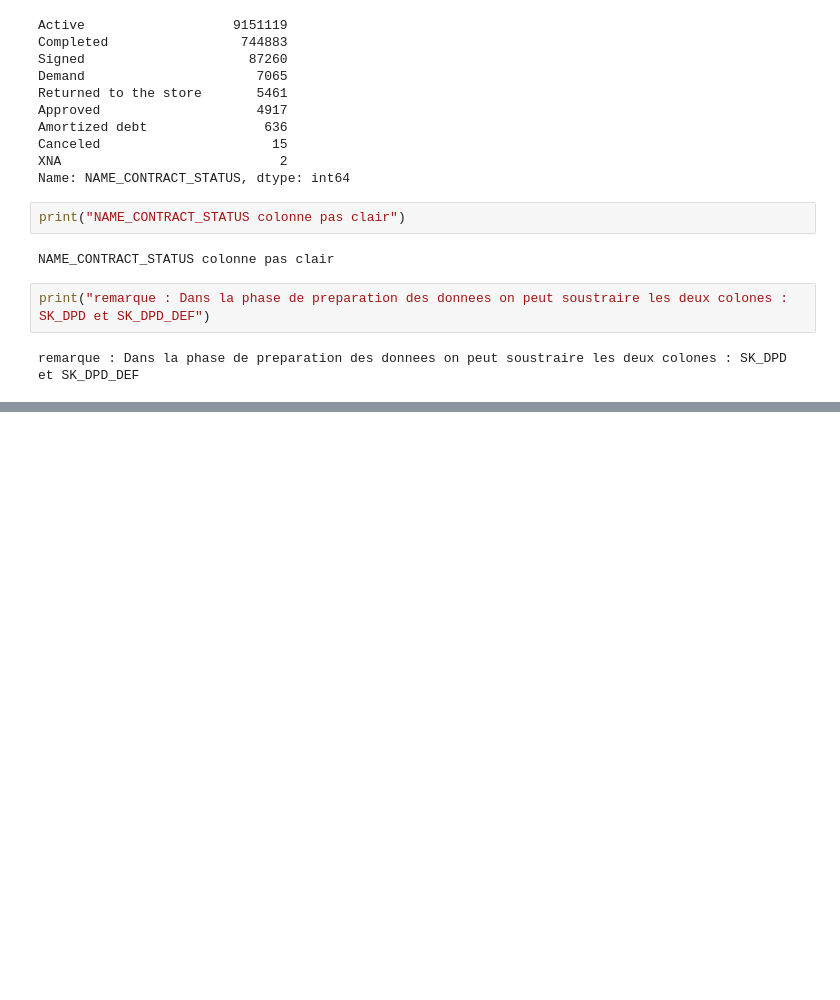
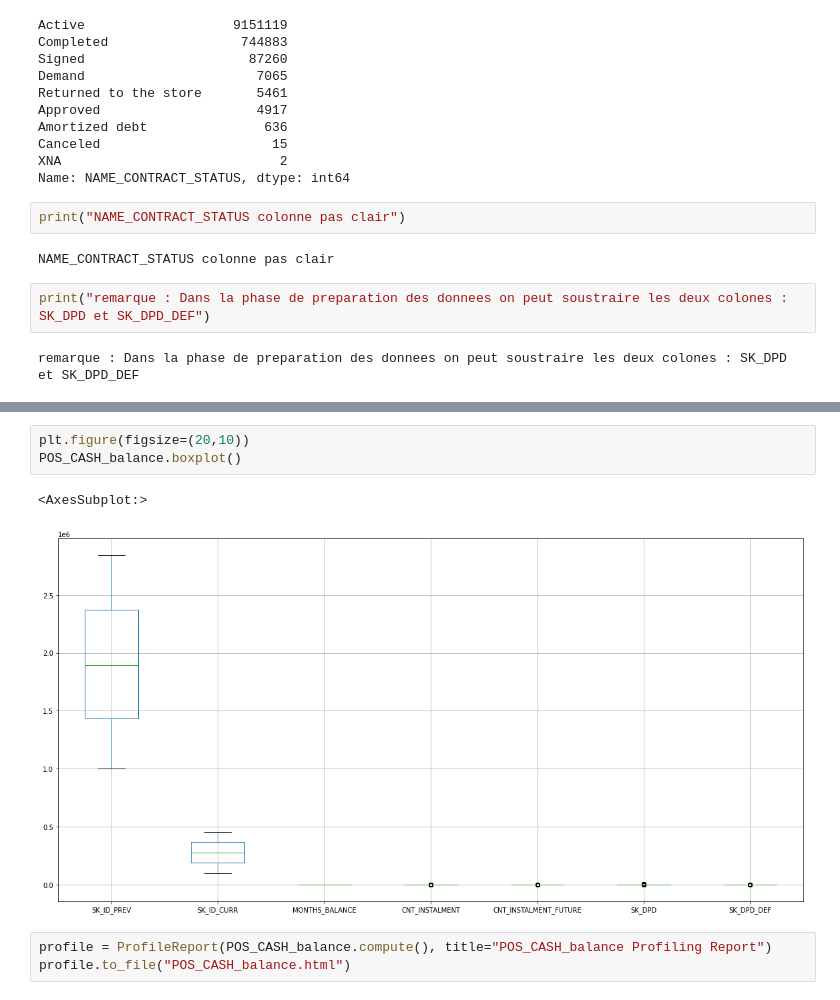
Before and after one commit to AhmedRebaiVDS/credit_bureau_risk, a Jupyter notebook: notebooks/POS_CASH_balance.ipynb, the cells around one changed output, grey strips where cells are left out. Drawn from its saved outputs; the diff is of its cells as text; blank space fills up the shorter version.

```diff
--- a/notebooks/POS_CASH_balance.ipynb
+++ b/notebooks/POS_CASH_balance.ipynb
@@ -59,0 +70,9 @@ remarque : Dans la phase de preparation des donnees on peut soustraire les deux
+# %%
+plt.figure(figsize=(20,10))
+POS_CASH_balance.boxplot()
+# %% [output]
+<AxesSubplot:>
+[figure, added]
+# %%
+profile = ProfileReport(POS_CASH_balance.compute(), title="POS_CASH_balance Profiling Report")
+profile.to_file("POS_CASH_balance.html")
```
Also changed, not shown: parts of 3 cells of this notebook, 12 other files.
